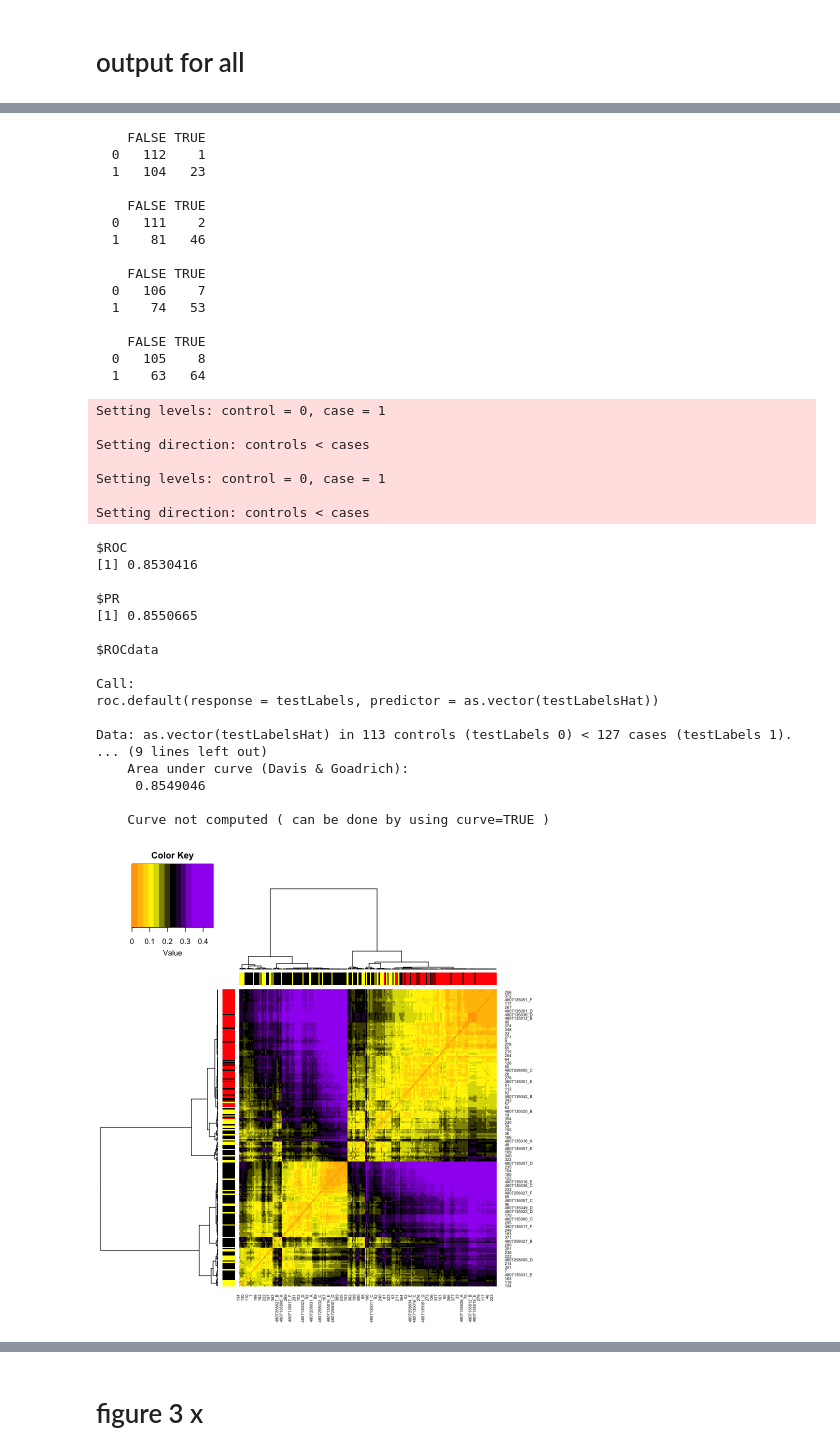
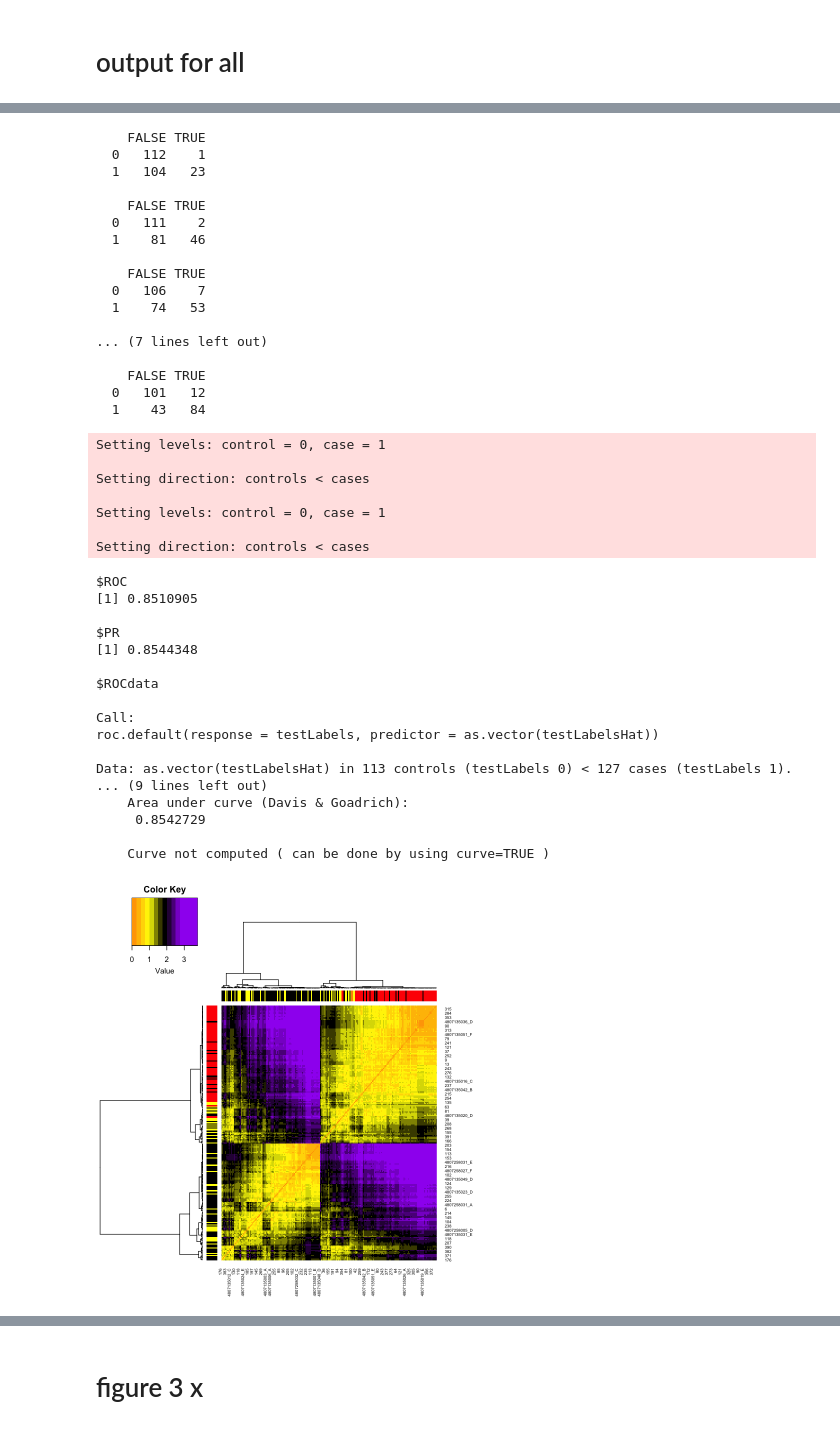
Before and after one commit to LewisLabUCSD/autism_classifier, a Jupyter notebook: 8_supplmentary_code/final_result_process.ipynb, the cells around one changed output, grey strips where cells are left out. Cells and saved outputs as stored; diff of their text form; code cells hidden in the pictures.

```diff
--- a/8_supplmentary_code/final_result_process.ipynb
+++ b/8_supplmentary_code/final_result_process.ipynb
@@ -398,7 +423,7 @@ print(paste0(sum(data$average$statusUpdated %in% name_refined), " subjects used
     # in train+ main "258240 subjects used to make composite model"
 data$average$modWeightROC[which(!data$average$statusUpdated %in% name_refined)] = 0.0
 }
-data$average$weightedEstimate=data$average$estimated*(data$average$modWeightROC)^2
+data$average$weightedEstimate=data$average$estimated*(data$average$modWeightROC)^1
 # %% [output]
 [1] "258240 subjects used to make composite model"
 # %%
@@ -690,10 +721,12 @@ print(table(data$concensus$real,data$concensus$weightedEstimate>quantile(data$co
 print(table(data$concensus$real,data$concensus$weightedEstimate>quantile(data$concensus$weightedEstimate,0.8)))
 print(table(data$concensus$real,data$concensus$weightedEstimate>quantile(data$concensus$weightedEstimate,0.75)))
 print(table(data$concensus$real,data$concensus$weightedEstimate>quantile(data$concensus$weightedEstimate,0.7)))
+print(table(data$concensus$real,data$concensus$weightedEstimate>quantile(data$concensus$weightedEstimate,0.65)))
+print(table(data$concensus$real,data$concensus$weightedEstimate>quantile(data$concensus$weightedEstimate,0.6)))
 print(.myClassificationEvaluationFn(data$concensus$weightedEstimate,data$concensus$real))
 
 # data$weightsROC=weightsROC
-data$PR_values=PRs
+# data$PR_values=PRs
 dataTandM=list(data=data, heatmap=hm)
 
 
@@ -740,39 +773,41 @@ NULL
     FALSE TRUE
   0   111    2
   1    81   46
 
     FALSE TRUE
   0   106    7
   1    74   53
 
+... (7 lines left out)
+
     FALSE TRUE
-  0   105    8
-  1    63   64
+  0   101   12
+  1    43   84
 Setting levels: control = 0, case = 1
 
 Setting direction: controls < cases
 
 Setting levels: control = 0, case = 1
 
 Setting direction: controls < cases
 $ROC
-[1] 0.8530416
+[1] 0.8510905
 
 $PR
-[1] 0.8550665
+[1] 0.8544348
 
 $ROCdata
 
 Call:
 roc.default(response = testLabels, predictor = as.vector(testLabelsHat))
 
 Data: as.vector(testLabelsHat) in 113 controls (testLabels 0) < 127 cases (testLabels 1).
 ... (9 lines left out)
     Area under curve (Davis & Goadrich):
-     0.8549046
+     0.8542729
 
     Curve not computed ( can be done by using curve=TRUE )
-[figure, old version]
+[figure, new version]
 # %%
 library(tidyverse)  # data manipulation
 library(cluster)    # clustering algorithms
```
Also changed, not shown: parts of 50 cells of this notebook, 5 other files.
